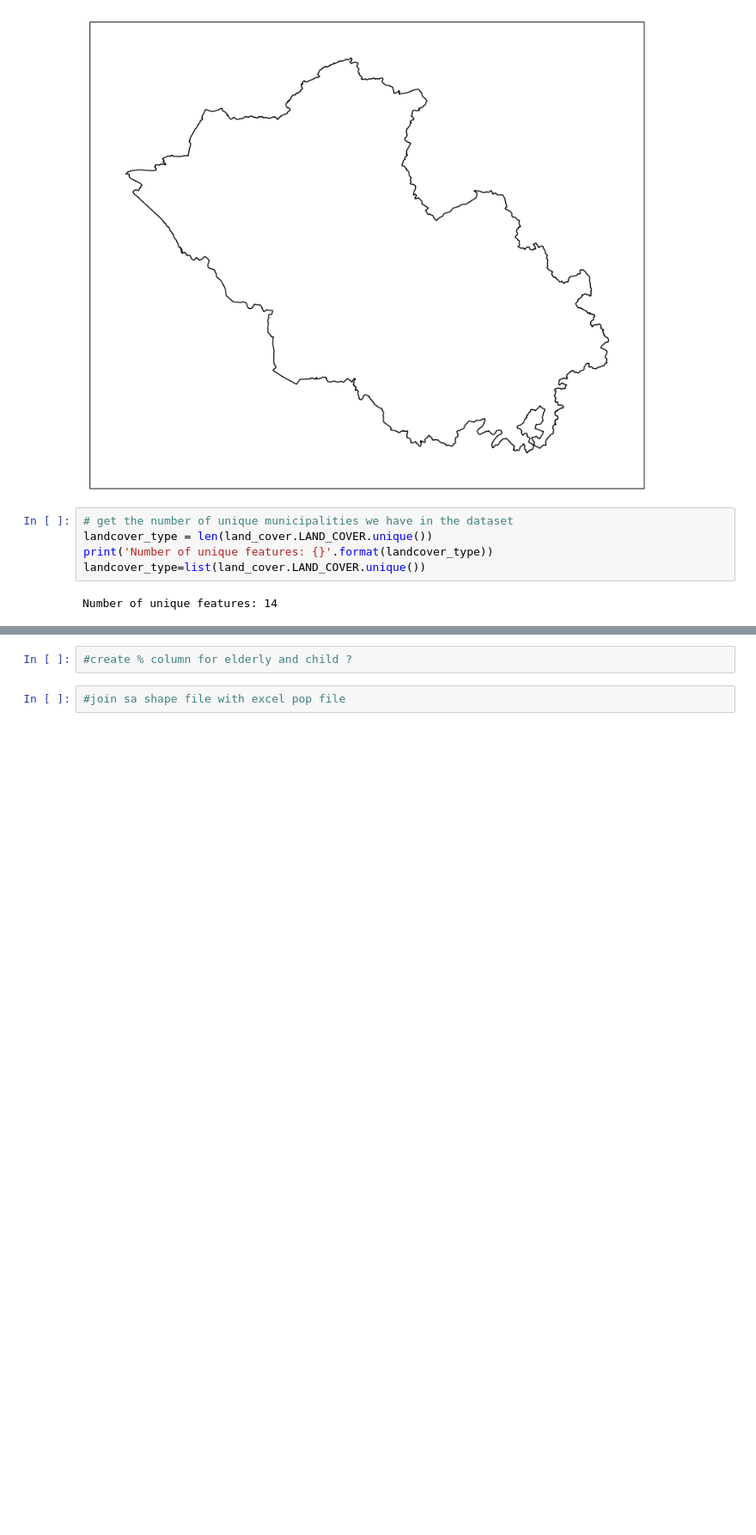
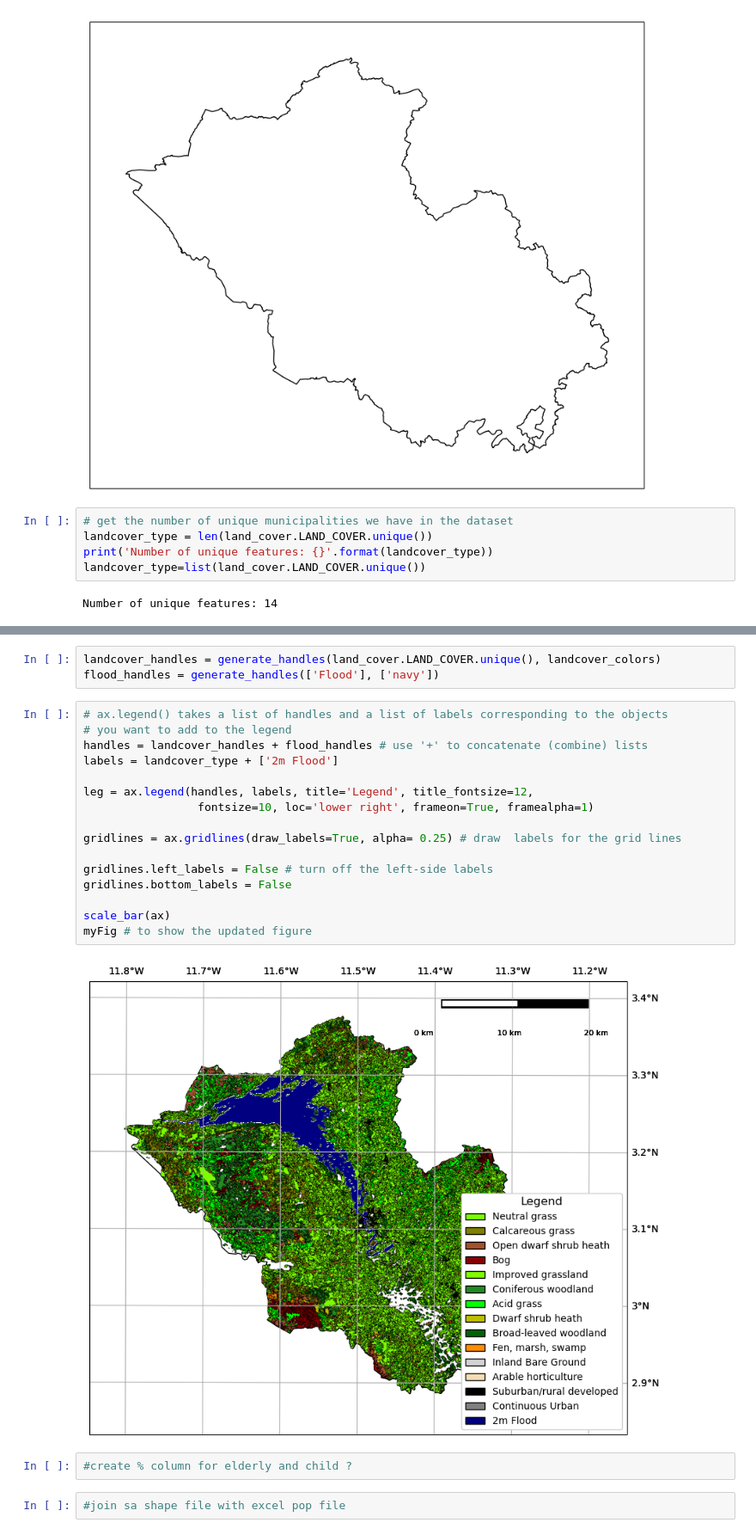
Before and after one commit to fd1807/EGM722_Project, a Jupyter notebook: Project_EGM722.ipynb, the cells around one changed output, grey strips where cells are left out. Shown at 86% size. Cells and saved outputs as stored; diff of their text form; blank space fills up the shorter version.

```diff
--- a/Project_EGM722.ipynb
+++ b/Project_EGM722.ipynb
@@ -143,3 +161,24 @@ myFig # to show the updated figure
+# %%
+landcover_handles = generate_handles(land_cover.LAND_COVER.unique(), landcover_colors)
+flood_handles = generate_handles(['Flood'], ['navy'])
+# %%
+# ax.legend() takes a list of handles and a list of labels corresponding to the objects
+# you want to add to the legend
+handles = landcover_handles + flood_handles # use '+' to concatenate (combine) lists
+labels = landcover_type + ['2m Flood']
+
+leg = ax.legend(handles, labels, title='Legend', title_fontsize=12,
+                 fontsize=10, loc='lower right', frameon=True, framealpha=1)
+
+gridlines = ax.gridlines(draw_labels=True, alpha= 0.25) # draw  labels for the grid lines
+
+gridlines.left_labels = False # turn off the left-side labels
+gridlines.bottom_labels = False
+
+scale_bar(ax)
+myFig # to show the updated figure
+# %% [output]
+[figure, added]
 # %%
 #create % column for elderly and child ?
 # %%
```
Also changed, not shown: parts of 10 cells of this notebook, 10 other files.
